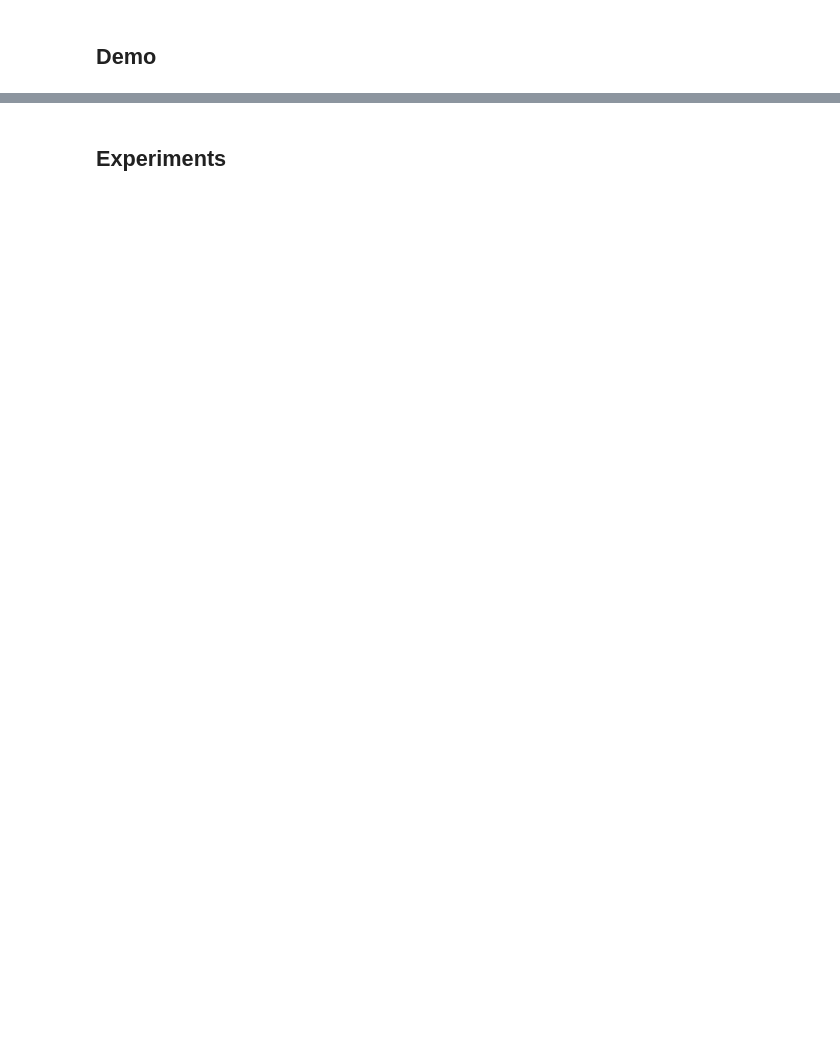
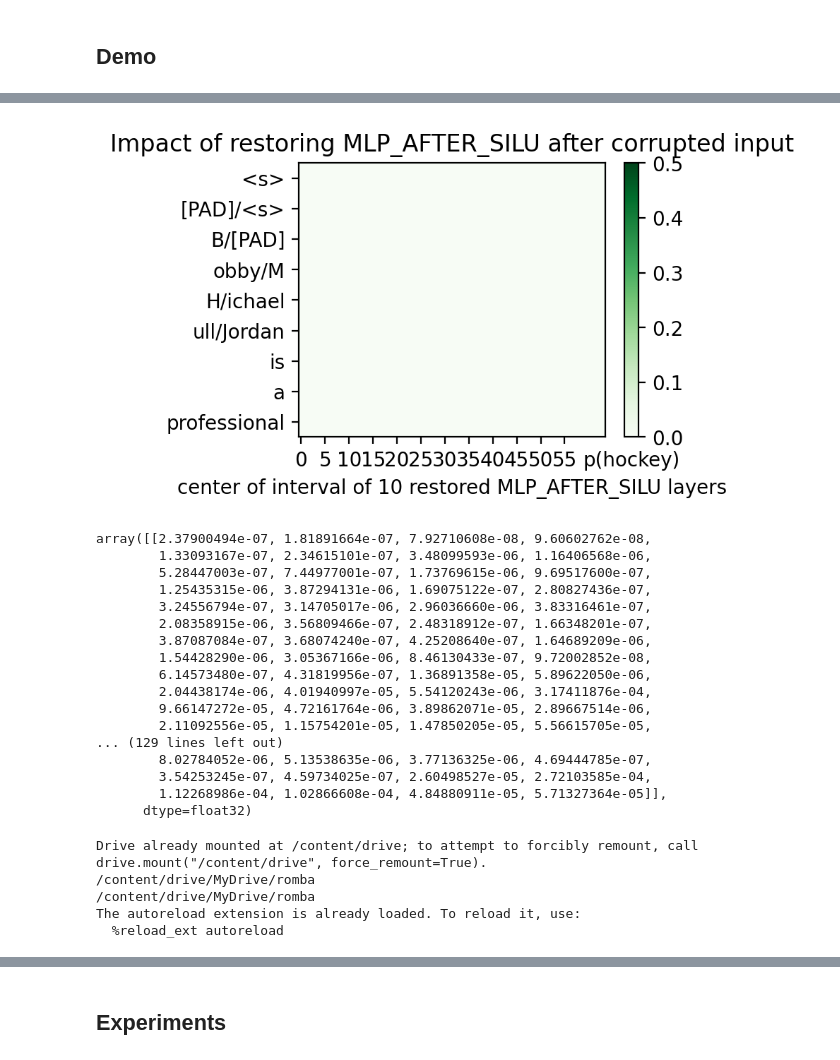
Before and after one commit to helalaou/anlp-spring2025-hw3, a Jupyter notebook: demo/mamba2_updated_causal_tracing.ipynb, the cells around one changed output, grey strips where cells are left out. Drawn from its saved outputs; the diff is of its cells as text; code cells hidden in the pictures; blank space fills up the shorter version.

```diff
--- a/demo/mamba2_updated_causal_tracing.ipynb
+++ b/demo/mamba2_updated_causal_tracing.ipynb
@@ -260,0 +302,41 @@ for mamba_block_hook in [
+# %%
+plot_trace_heatmap(
+        indirect_effects,
+        modelname=model_id.split("/")[-1],
+        relative_recovery=False,
+        savepdf=os.path.join(SAVE_DIR, f"{FILE_NAME_PREFIX}_{mamba_block_hook.split('_')[0]}.pdf"),
+        scale_range=(0, 0.5)
+    )
+# %% [output]
+[figure, added]
+array([[2.37900494e-07, 1.81891664e-07, 7.92710608e-08, 9.60602762e-08,
+        1.33093167e-07, 2.34615101e-07, 3.48099593e-06, 1.16406568e-06,
+        5.28447003e-07, 7.44977001e-07, 1.73769615e-06, 9.69517600e-07,
+        1.25435315e-06, 3.87294131e-06, 1.69075122e-07, 2.80827436e-07,
+        3.24556794e-07, 3.14705017e-06, 2.96036660e-06, 3.83316461e-07,
+        2.08358915e-06, 3.56809466e-07, 2.48318912e-07, 1.66348201e-07,
+        3.87087084e-07, 3.68074240e-07, 4.25208640e-07, 1.64689209e-06,
+        1.54428290e-06, 3.05367166e-06, 8.46130433e-07, 9.72002852e-08,
+        6.14573480e-07, 4.31819956e-07, 1.36891358e-05, 5.89622050e-06,
+        2.04438174e-06, 4.01940997e-05, 5.54120243e-06, 3.17411876e-04,
+        9.66147272e-05, 4.72161764e-06, 3.89862071e-05, 2.89667514e-06,
+        2.11092556e-05, 1.15754201e-05, 1.47850205e-05, 5.56615705e-05,
+... (129 lines left out)
+        8.02784052e-06, 5.13538635e-06, 3.77136325e-06, 4.69444785e-07,
+        3.54253245e-07, 4.59734025e-07, 2.60498527e-05, 2.72103585e-04,
+        1.12268986e-04, 1.02866608e-04, 4.84880911e-05, 5.71327364e-05]],
+      dtype=float32)
+# %%
+from google.colab import drive
+drive.mount('/content/drive')
+%cd /content/drive/MyDrive/romba
+!pwd
+
+%load_ext autoreload
+%autoreload 2
+# %% [output]
+Drive already mounted at /content/drive; to attempt to forcibly remount, call drive.mount("/content/drive", force_remount=True).
+/content/drive/MyDrive/romba
+/content/drive/MyDrive/romba
+The autoreload extension is already loaded. To reload it, use:
+  %reload_ext autoreload
```
Also changed, not shown: parts of 41 cells of this notebook, 6 other files.
